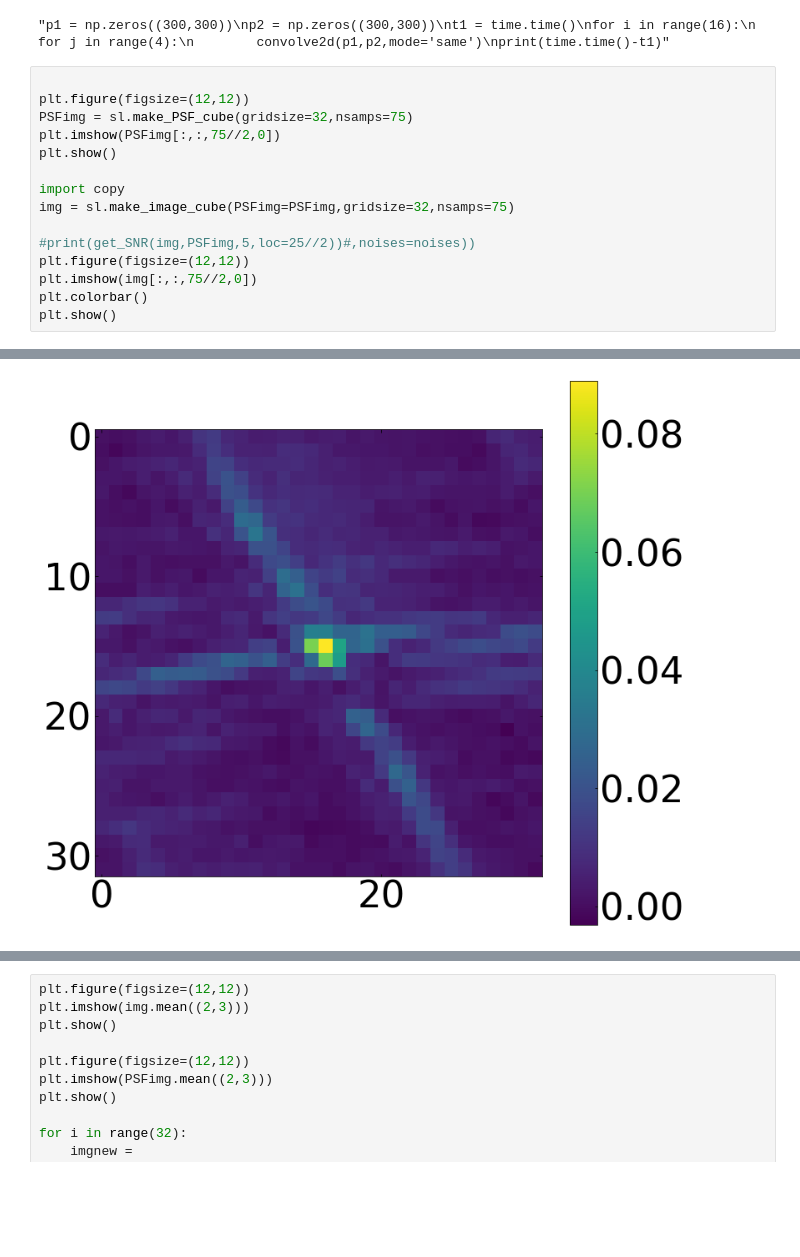
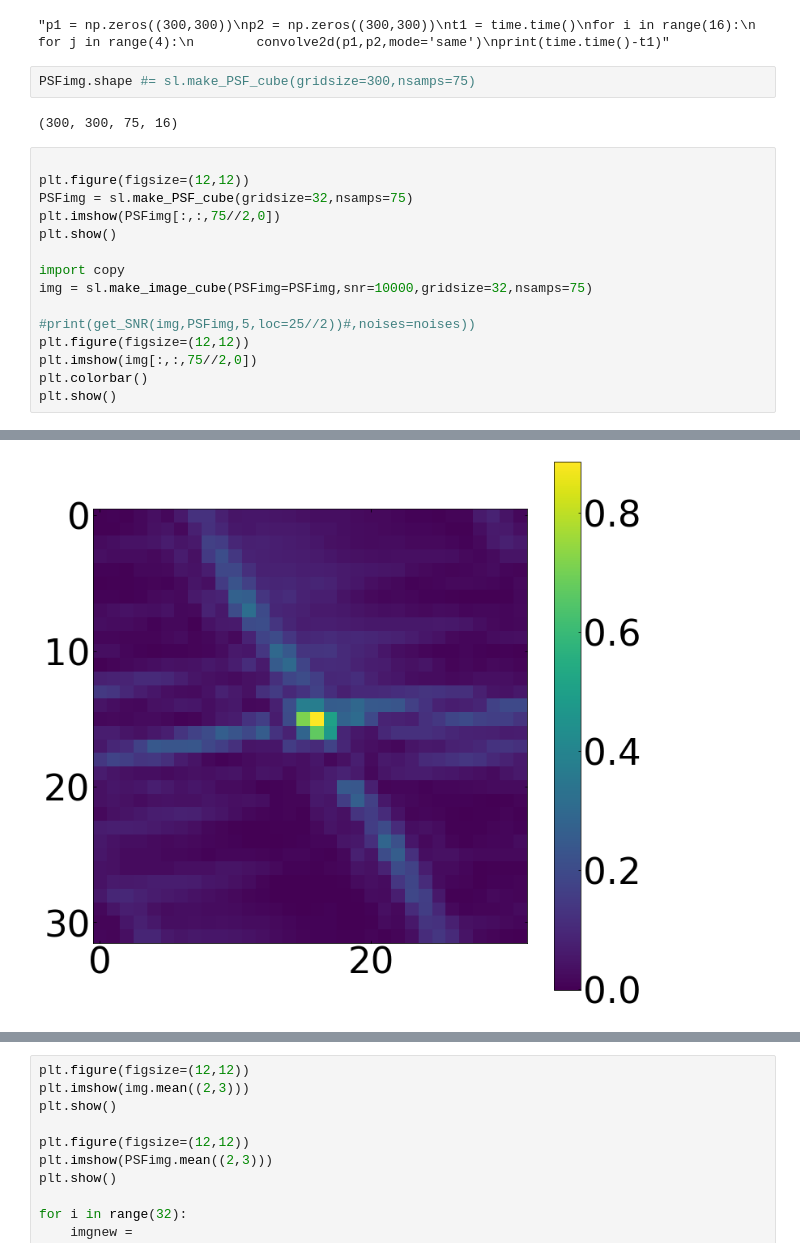
Before and after one commit to dsa110/dsa110-nsfrb, a Jupyter notebook: scripts/SearchAlgorithmTuning_V1.ipynb, the cells around one changed output, grey strips where cells are left out. Drawn from its saved outputs; the diff is of its cells as text; blank space fills up the shorter version.

```diff
--- a/scripts/SearchAlgorithmTuning_V1.ipynb
+++ b/scripts/SearchAlgorithmTuning_V1.ipynb
@@ -824,21 +824,25 @@ for i in range(16):
 print(time.time()-t1)"""
 # %% [output]
 "p1 = np.zeros((300,300))\np2 = np.zeros((300,300))\nt1 = time.time()\nfor i in range(16):\n    for j in range(4):\n        convolve2d(p1,p2,mode='same')\nprint(time.time()-t1)"
+# %%
+PSFimg.shape #= sl.make_PSF_cube(gridsize=300,nsamps=75)
+# %% [output]
+(300, 300, 75, 16)
 # %%
 
 plt.figure(figsize=(12,12))
 PSFimg = sl.make_PSF_cube(gridsize=32,nsamps=75)
 plt.imshow(PSFimg[:,:,75//2,0])
 plt.show()
 
 import copy
-img = sl.make_image_cube(PSFimg=PSFimg,gridsize=32,nsamps=75)
+img = sl.make_image_cube(PSFimg=PSFimg,snr=10000,gridsize=32,nsamps=75)
 
 #print(get_SNR(img,PSFimg,5,loc=25//2))#,noises=noises))
 plt.figure(figsize=(12,12))
 plt.imshow(img[:,:,75//2,0])
 plt.colorbar()
 plt.show()
 # %% [output]
 [figure]
-[figure, old version]
+[figure, new version]
```
Also changed, not shown: parts of 18 cells of this notebook, 4 other files.
